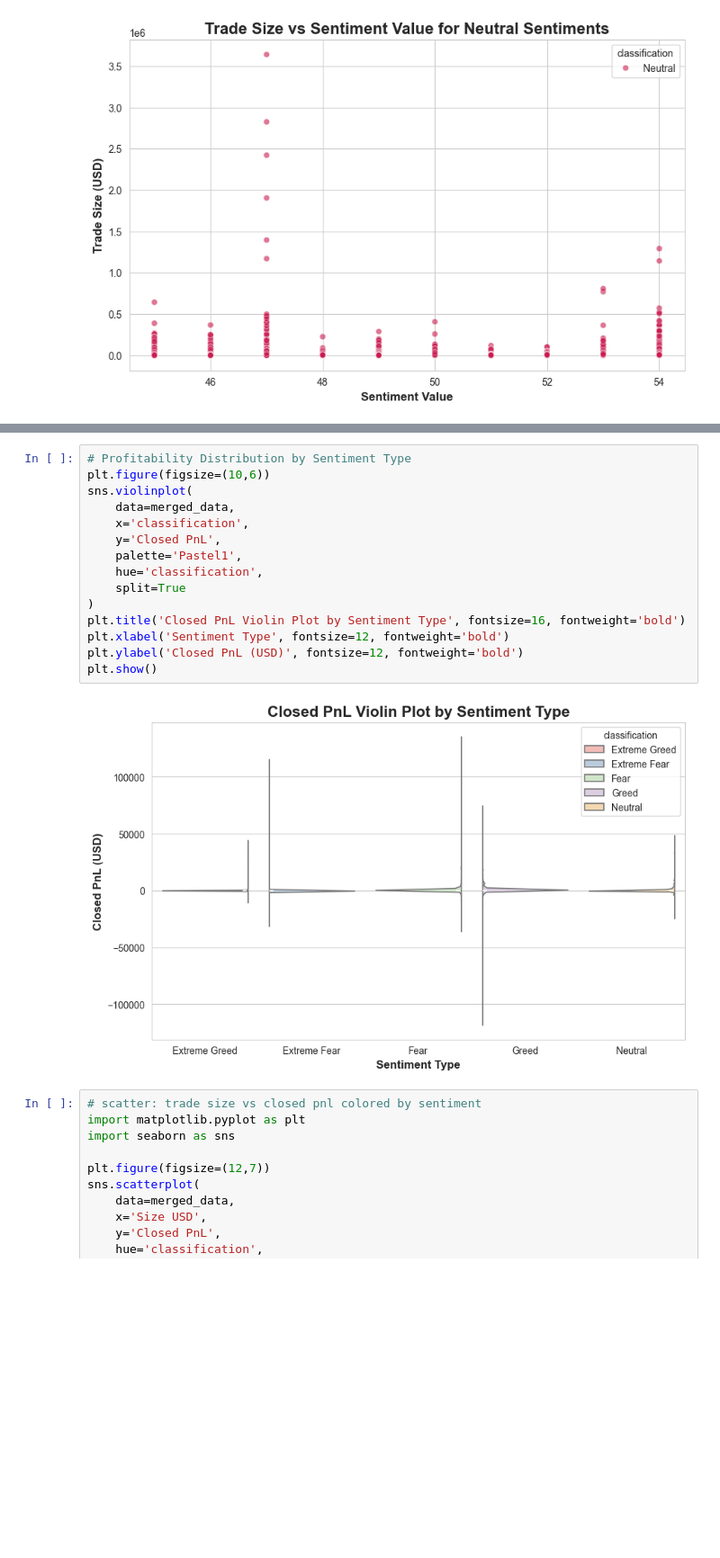
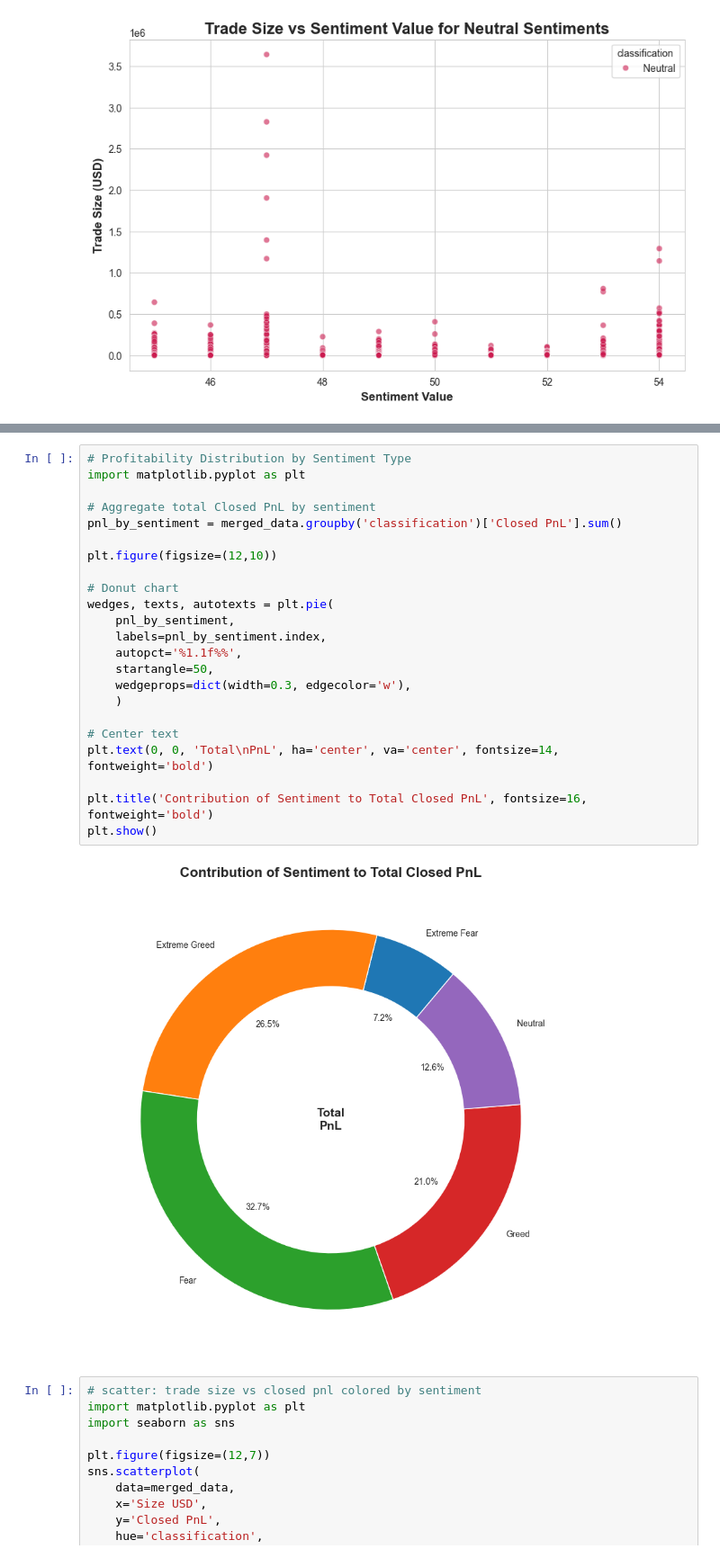
Before and after one commit to Shreyashpatilgh/PrimeTradeAI, a Jupyter notebook: primetradeAI.ipynb, the cells around one changed output, grey strips where cells are left out. Shown at 90% size. Drawn from its saved outputs; the diff is of its cells as text; blank space fills up the shorter version.

Commit message:
Update Charts

```diff
--- a/primetradeAI.ipynb
+++ b/primetradeAI.ipynb
@@ -561,21 +577,29 @@ plt.show()
 [figure]
 # %%
 # Profitability Distribution by Sentiment Type
-plt.figure(figsize=(10,6))
-sns.violinplot(
-    data=merged_data,
-    x='classification',
-    y='Closed PnL',
-    palette='Pastel1',
-    hue='classification',
-    split=True
-)
-plt.title('Closed PnL Violin Plot by Sentiment Type', fontsize=16, fontweight='bold')
-plt.xlabel('Sentiment Type', fontsize=12, fontweight='bold')
-plt.ylabel('Closed PnL (USD)', fontsize=12, fontweight='bold')
+import matplotlib.pyplot as plt
+
+# Aggregate total Closed PnL by sentiment
+pnl_by_sentiment = merged_data.groupby('classification')['Closed PnL'].sum()
+
+plt.figure(figsize=(12,10))
+
+# Donut chart
+wedges, texts, autotexts = plt.pie(
+    pnl_by_sentiment,
+    labels=pnl_by_sentiment.index,
+    autopct='%1.1f%%',
+    startangle=50,
+    wedgeprops=dict(width=0.3, edgecolor='w'),
+    )
+
+# Center text
+plt.text(0, 0, 'Total\nPnL', ha='center', va='center', fontsize=14, fontweight='bold')
+
+plt.title('Contribution of Sentiment to Total Closed PnL', fontsize=16, fontweight='bold')
 plt.show()
 # %% [output]
-[figure, old version]
+[figure, new version]
 # %%
 # scatter: trade size vs closed pnl colored by sentiment
 import matplotlib.pyplot as plt
```
Also changed, not shown: parts of 15 cells of this notebook.
